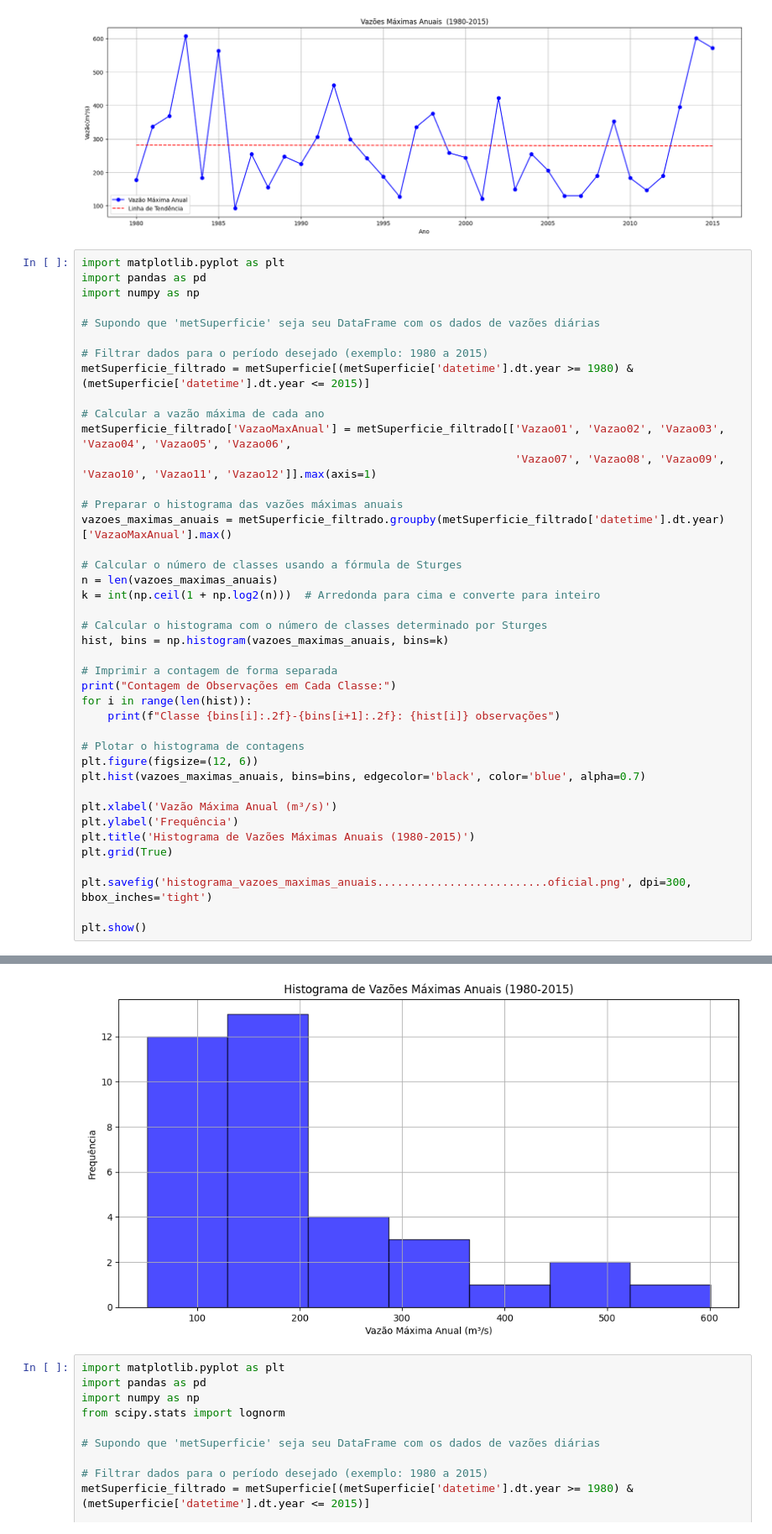
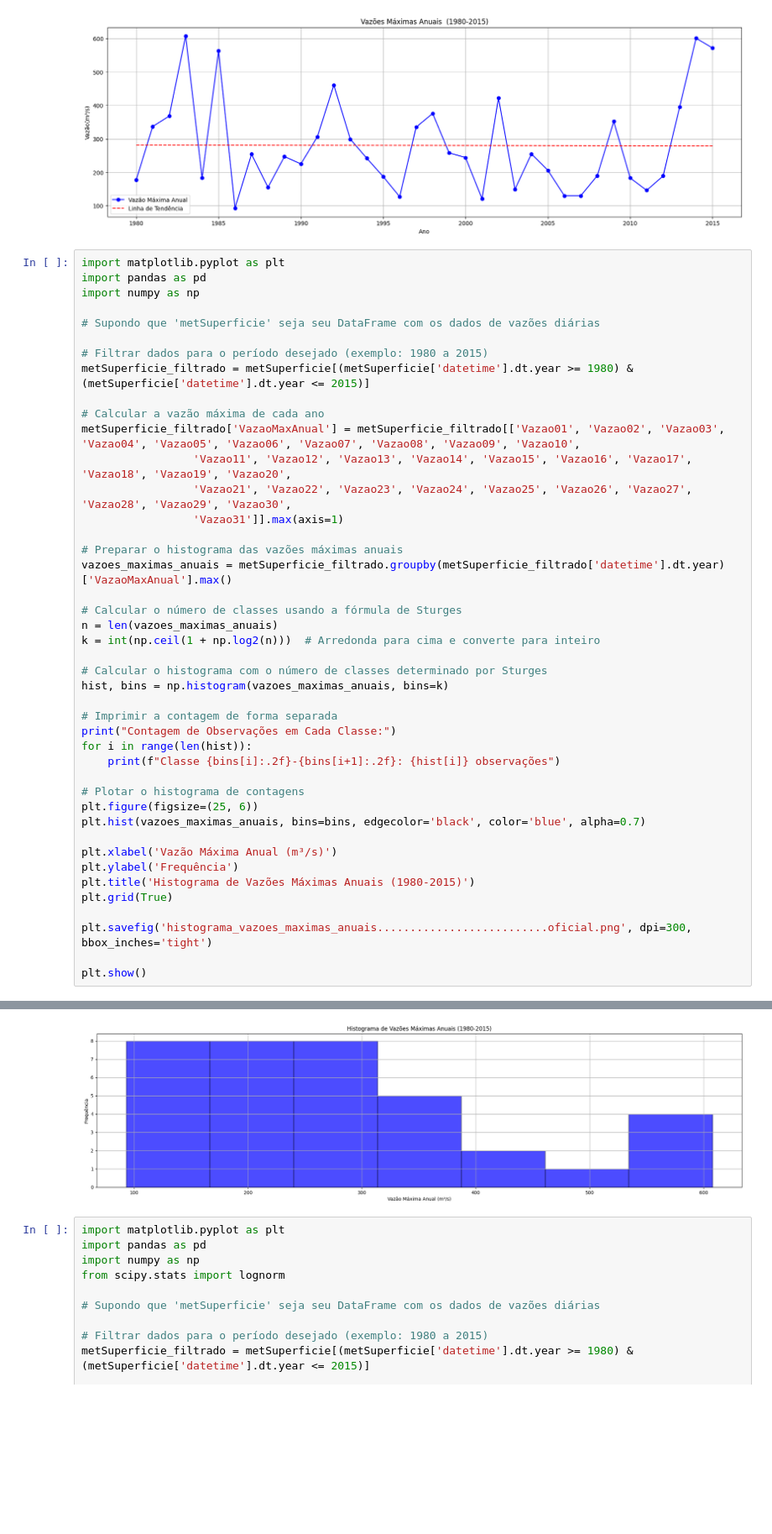
Before and after one commit to Marcosperrude/ENS5173_202401, a Jupyter notebook: Hidrologia/Graficos.ipynb, the cells around one changed output, grey strips where cells are left out. Shown at 84% size. Cells and saved outputs as stored; diff of their text form; blank space fills up the shorter version.

```diff
--- a/Hidrologia/Graficos.ipynb
+++ b/Hidrologia/Graficos.ipynb
@@ -435,8 +435,10 @@ import numpy as np
 metSuperficie_filtrado = metSuperficie[(metSuperficie['datetime'].dt.year >= 1980) & (metSuperficie['datetime'].dt.year <= 2015)]
 
 # Calcular a vazão máxima de cada ano
-metSuperficie_filtrado['VazaoMaxAnual'] = metSuperficie_filtrado[['Vazao01', 'Vazao02', 'Vazao03', 'Vazao04', 'Vazao05', 'Vazao06',
-                                                                  'Vazao07', 'Vazao08', 'Vazao09', 'Vazao10', 'Vazao11', 'Vazao12']].max(axis=1)
+metSuperficie_filtrado['VazaoMaxAnual'] = metSuperficie_filtrado[['Vazao01', 'Vazao02', 'Vazao03', 'Vazao04', 'Vazao05', 'Vazao06', 'Vazao07', 'Vazao08', 'Vazao09', 'Vazao10',
+                 'Vazao11', 'Vazao12', 'Vazao13', 'Vazao14', 'Vazao15', 'Vazao16', 'Vazao17', 'Vazao18', 'Vazao19', 'Vazao20',
+                 'Vazao21', 'Vazao22', 'Vazao23', 'Vazao24', 'Vazao25', 'Vazao26', 'Vazao27', 'Vazao28', 'Vazao29', 'Vazao30',
+                 'Vazao31']].max(axis=1)
 
 # Preparar o histograma das vazões máximas anuais
 vazoes_maximas_anuais = metSuperficie_filtrado.groupby(metSuperficie_filtrado['datetime'].dt.year)['VazaoMaxAnual'].max()
@@ -454,7 +456,7 @@ for i in range(len(hist)):
     print(f"Classe {bins[i]:.2f}-{bins[i+1]:.2f}: {hist[i]} observações")
 
 # Plotar o histograma de contagens
-plt.figure(figsize=(12, 6))
+plt.figure(figsize=(25, 6))
 plt.hist(vazoes_maximas_anuais, bins=bins, edgecolor='black', color='blue', alpha=0.7)
 
 plt.xlabel('Vazão Máxima Anual (m³/s)')
@@ -477,4 +479,4 @@ Classe 522.43-601.00: 1 observações
-[figure, old version]
+[figure, new version]
 # %%
 import matplotlib.pyplot as plt
 import pandas as pd
```
Also changed, not shown: parts of 1 cell of this notebook.
